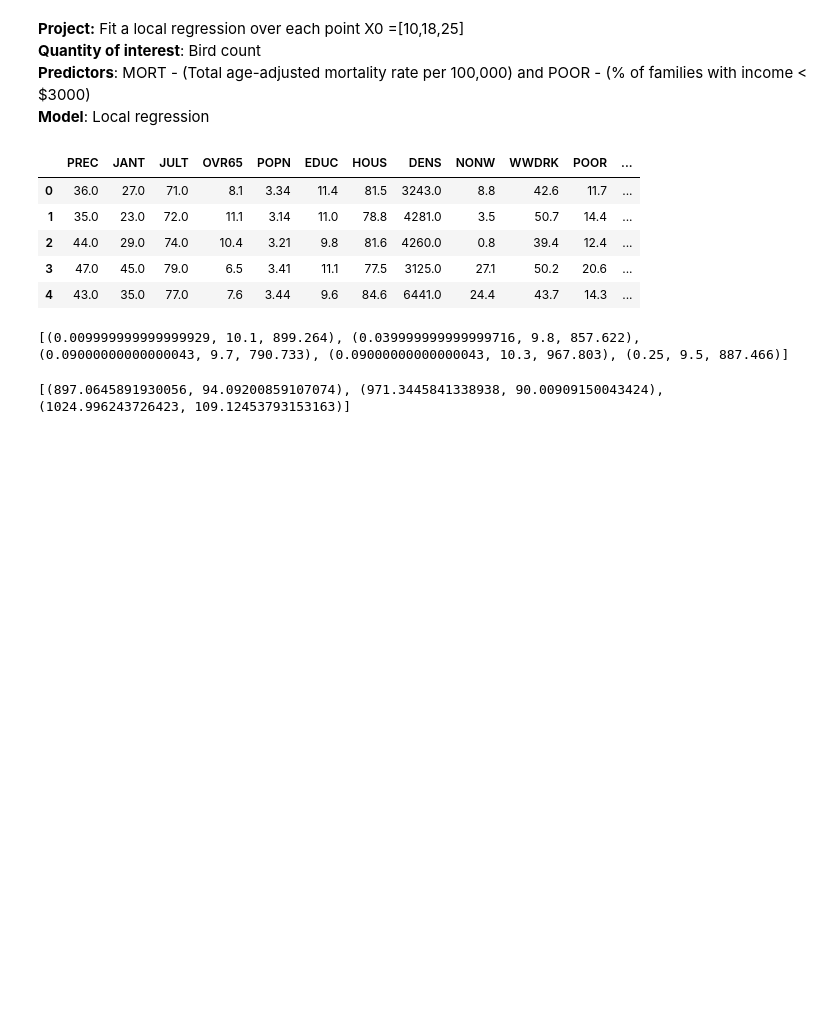
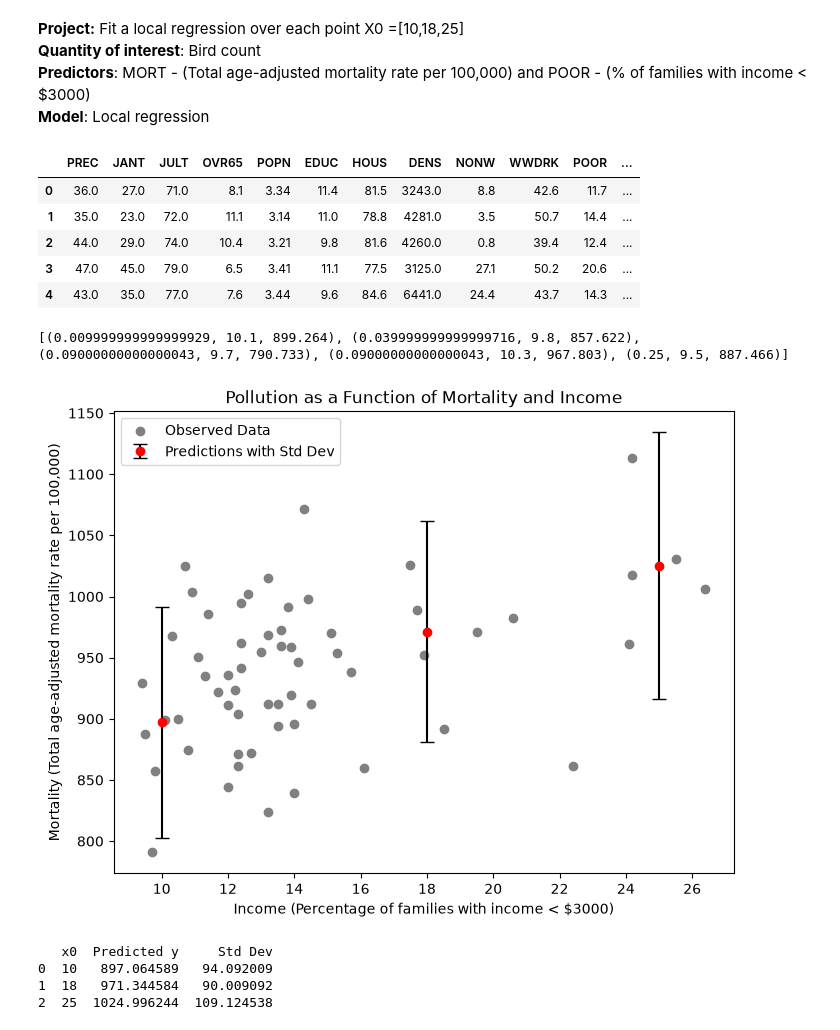
Before and after one commit to jenny-pom/BERN_02, a Jupyter notebook: Exercise_1/notebooks/exercise_1.ipynb, the cells around one changed output. Drawn from its saved outputs; the diff is of its cells as text; code cells hidden in the pictures; blank space fills up the shorter version.

```diff
--- a/Exercise_1/notebooks/exercise_1.ipynb
+++ b/Exercise_1/notebooks/exercise_1.ipynb
@@ -105,8 +106,35 @@ def local_regression(x, y, x0, k):
 
     return float(y_0), float(std_dev)
 # %%
+# Output the predicted value of y at x0 and the standard deviation of the residuals for each x0 in X0
+# Also plot the data with the predicted values and the standard deviation of the residuals as error bars
+
+# x0 values to predict
 X0 =[10,18,25]
+# Get the predicted values and standard deviations for each x0 in X0
+predictions = local_regression(pollution_df['POOR'], pollution_df['MORT'], X0, 5)
+# Get the standard deviations for each prediction
+std_devs = [pred[1] for pred in predictions]
+
+# Plot the data with the predicted values and the standard deviation of the residuals as error bars
+plt.figure(figsize=(8,6))
+plt.title("Pollution as a Function of Mortality and Income")
+plt.scatter(pollution_df['POOR'], pollution_df['MORT'], label='Observed Data', color='gray')
+# set the x axis to be only whole numbers
+plt.xticks(np.arange(0, 31, 2))
+plt.errorbar(X0, [pred[0] for pred in predictions], yerr=std_devs, fmt='o', color='red', ecolor='black', capsize=5, label='Predictions with Std Dev')
+plt.xlabel("Income (Percentage of families with income < $3000)")
+plt.ylabel("Mortality (Total age-adjusted mortality rate per 100,000)")
+plt.legend()
+plt.show()
+
+# Print the predicted values and standard deviations for each x0 in X0 as a table
+results_df = pd.DataFrame({'x0': X0, 'Predicted y': [pred[0] for pred in predictions], 'Std Dev': std_devs})
+print(results_df)
 test = local_regression(pollution_df['POOR'], pollution_df['MORT'], X0, 5)
-print(test)
 # %% [output]
+[figure, added]
-[(897.0645891930056, 94.09200859107074), (971.3445841338938, 90.00909150043424), (1024.996243726423, 109.12453793153163)]
+   x0  Predicted y     Std Dev
+0  10   897.064589   94.092009
+1  18   971.344584   90.009092
+2  25  1024.996244  109.124538
```
Also changed, not shown: parts of 1 cell of this notebook, 6 other files.
